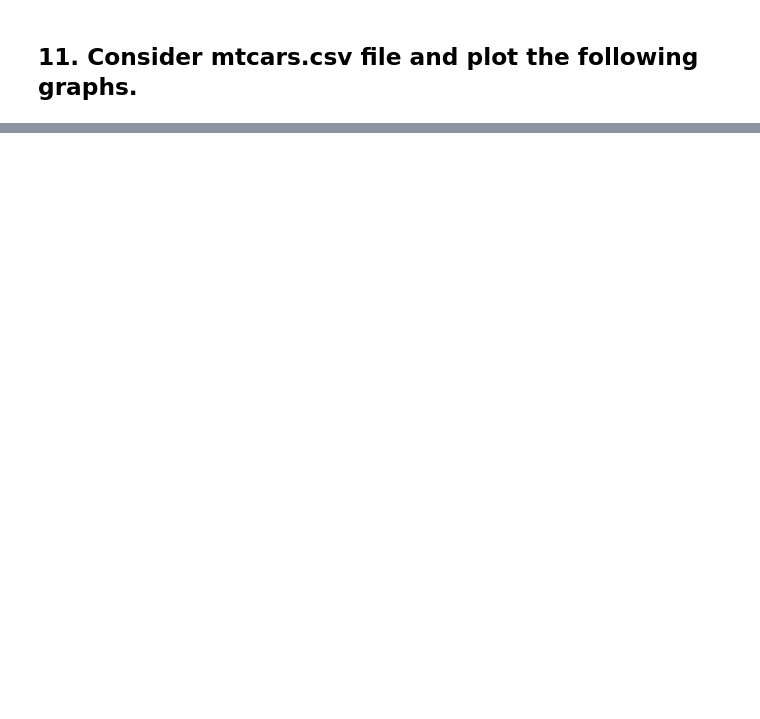
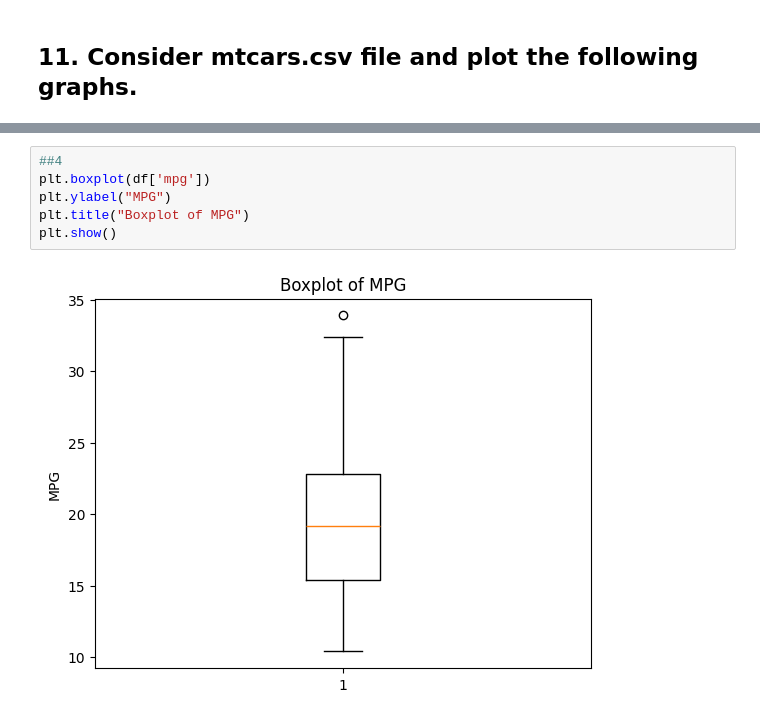
Before and after one commit to enoughpuvi/94451_DS_ASSIGNMENTS, a Jupyter notebook: Assignment01.ipynb, the cells around one changed output, grey strips where cells are left out. Drawn from its saved outputs; the diff is of its cells as text; blank space fills up the shorter version.

```diff
--- a/Assignment01.ipynb
+++ b/Assignment01.ipynb
@@ -226,0 +266,8 @@ import seaborn as sns
+# %%
+##4
+plt.boxplot(df['mpg'])
+plt.ylabel("MPG")
+plt.title("Boxplot of MPG")
+plt.show()
+# %% [output]
+[figure, added]
```
Also changed, not shown: parts of 9 cells of this notebook, 2 other files.
